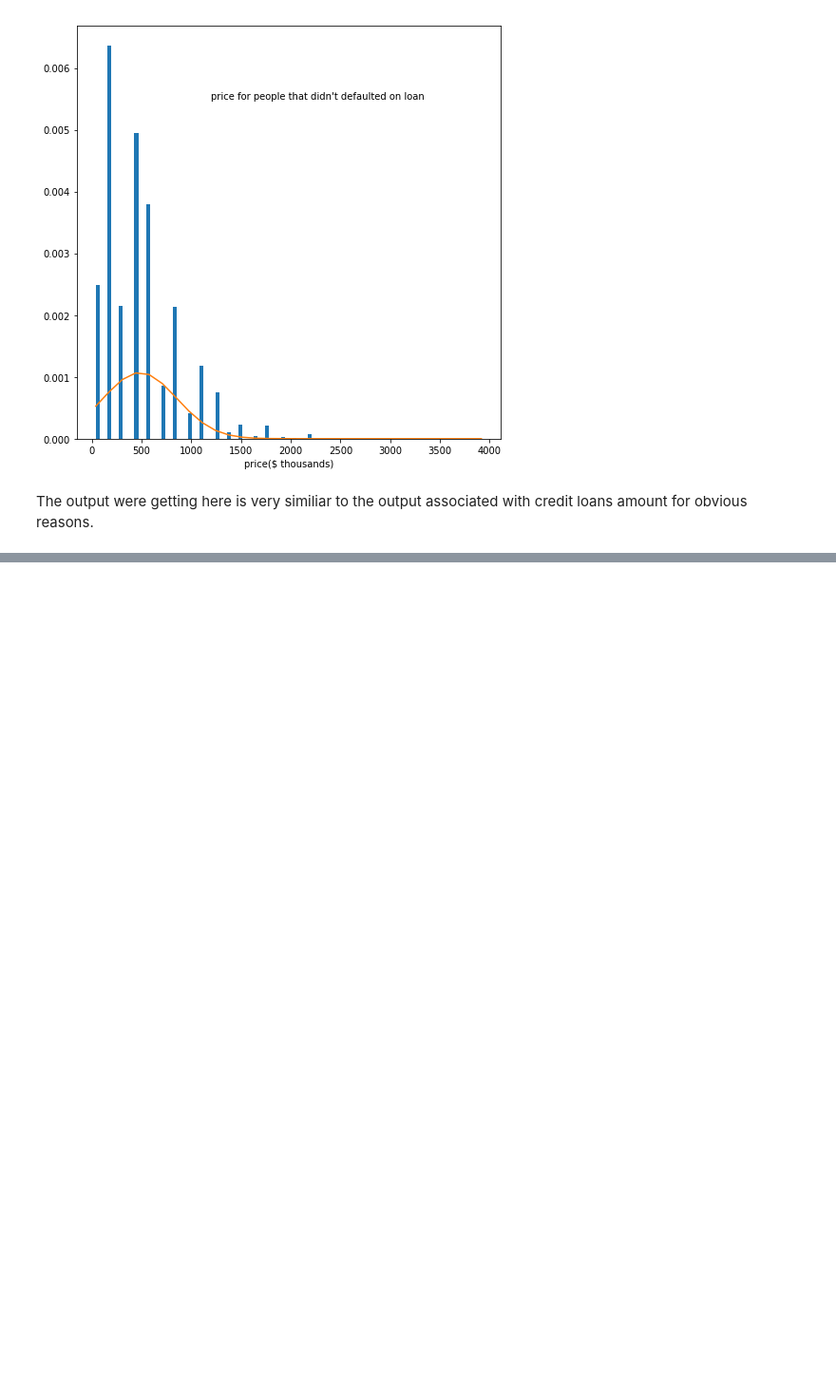
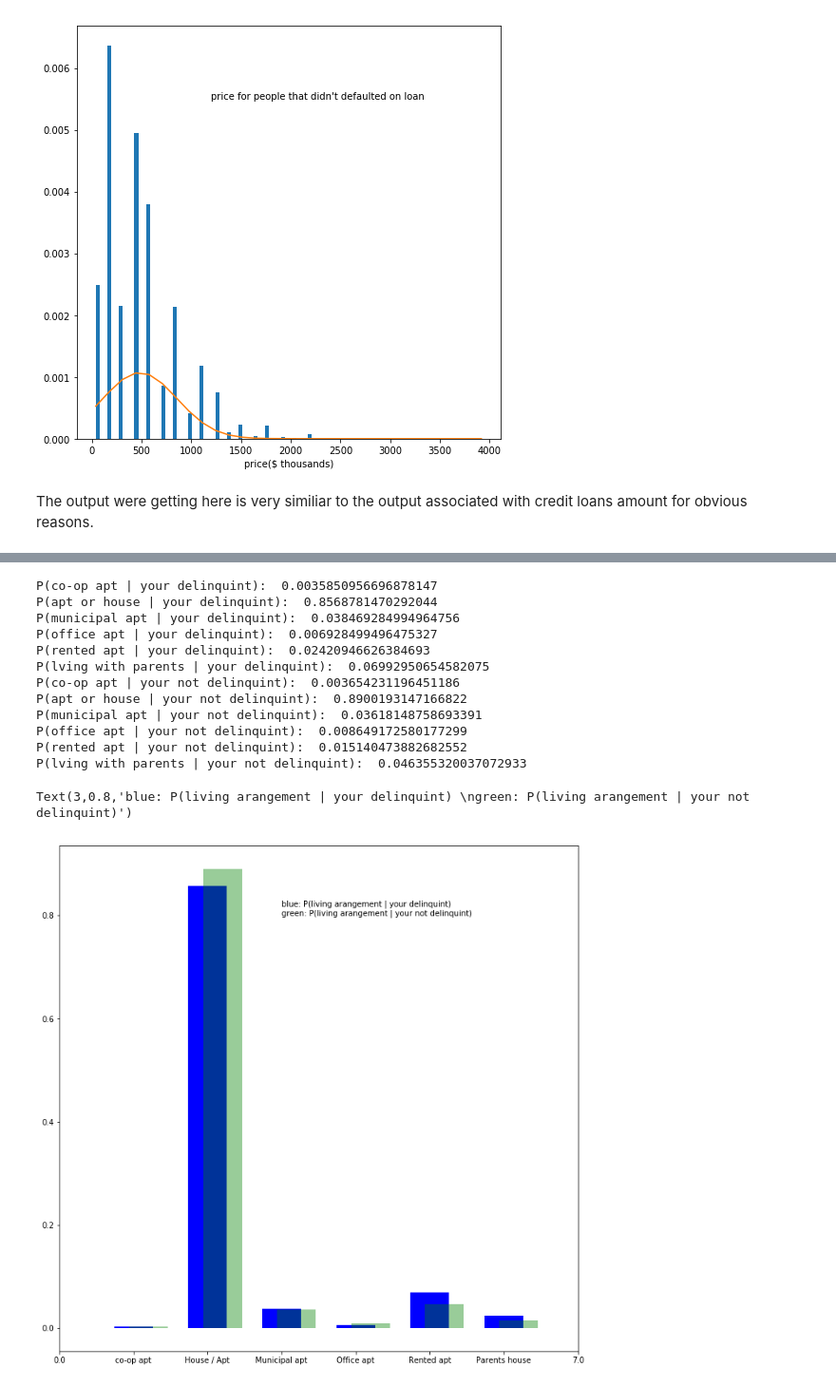
Before and after one commit to bnicholl/loan_risk, a Jupyter notebook: credit_risk.ipynb, the cells around one changed output, grey strips where cells are left out. Shown: that part at 95% size. Cells and saved outputs as stored; diff of their text form; code cells hidden in the pictures; blank space fills up the shorter version.

```diff
--- a/credit_risk.ipynb
+++ b/credit_risk.ipynb
@@ -570,0 +1203,80 @@ The output were getting here is very similiar to the output associated with cred
+# %%
+#P(living arangement | your delinquint)
+del_coop = len(target_is_one[target_is_one['NAME_HOUSING_TYPE'] =='Co-op apartment']) / len(target_is_one)
+del_house = len(target_is_one[target_is_one['NAME_HOUSING_TYPE'] =='House / apartment']) / len(target_is_one)
+del_munc_apt = len(target_is_one[target_is_one['NAME_HOUSING_TYPE'] =='Municipal apartment']) / len(target_is_one)
+del_office_apt = len(target_is_one[target_is_one['NAME_HOUSING_TYPE'] =='Office apartment']) / len(target_is_one)
+del_rented_apt = len(target_is_one[target_is_one['NAME_HOUSING_TYPE'] =='Rented apartment']) / len(target_is_one)
+del_parents = len(target_is_one[target_is_one['NAME_HOUSING_TYPE'] =='With parents']) / len(target_is_one)
+
+
+#P(living arangement | your not delinquint)
+not_del_coop = len(target_is_zero[target_is_zero['NAME_HOUSING_TYPE'] =='Co-op apartment']) / len(target_is_zero)
+not_del_house = len(target_is_zero[target_is_zero['NAME_HOUSING_TYPE'] =='House / apartment']) / len(target_is_zero)
+not_del_munc_apt = len(target_is_zero[target_is_zero['NAME_HOUSING_TYPE'] =='Municipal apartment']) / len(target_is_zero)
+not_del_office_apt = len(target_is_zero[target_is_zero['NAME_HOUSING_TYPE'] =='Office apartment']) / len(target_is_zero)
+not_del_rented_apt = len(target_is_zero[target_is_zero['NAME_HOUSING_TYPE'] =='Rented apartment']) / len(target_is_zero)
+not_del_parents = len(target_is_zero[target_is_zero['NAME_HOUSING_TYPE'] =='With parents']) / len(target_is_zero)
+
+
+
+print("P(co-op apt | your delinquint): ",  del_coop)
+print("P(apt or house | your delinquint): ",  del_house)
+print("P(municipal apt | your delinquint): ",  del_munc_apt)
+print("P(office apt | your delinquint): ",  del_office_apt)
+print("P(rented apt | your delinquint): ",  del_rented_apt)
+print("P(lving with parents | your delinquint): ",  del_parents)
+
+print("P(co-op apt | your not delinquint): ",  not_del_coop)
+print("P(apt or house | your not delinquint): ",  not_del_house)
+print("P(municipal apt | your not delinquint): ",  not_del_munc_apt)
+print("P(office apt | your not delinquint): ",  not_del_office_apt)
+print("P(rented apt | your not delinquint): ",  not_del_rented_apt)
+print("P(lving with parents | your not delinquint): ",  not_del_parents)
+
+
+
+fig = plt.figure(figsize=(12, 12))
+house_arangement = fig.add_subplot(111)
+
+house_arangement.set_xlim(0.0, 7.0)
+
+house_arangement.vlines(1.0, 0, del_coop, colors='b', lw=50, alpha=1)
+house_arangement.vlines(1.2, 0, not_del_coop, colors='g', lw=50, alpha=0.4)
+
+house_arangement.vlines(2.0, 0, del_house, colors='b', lw=50, alpha=1)
+house_arangement.vlines(2.2, 0, not_del_house, colors='g', lw=50, alpha=0.4)
+
+house_arangement.vlines(3.0, 0, del_munc_apt, colors='b', lw=50, alpha=1)
+house_arangement.vlines(3.2, 0, not_del_munc_apt, colors='g', lw=50, alpha=0.4)
+
+house_arangement.vlines(4.0, 0, del_office_apt, colors='b', lw=50, alpha=1)
+house_arangement.vlines(4.2, 0, not_del_office_apt, colors='g', lw=50, alpha=0.4)
+
+house_arangement.vlines(6.0, 0, del_rented_apt, colors='b', lw=50, alpha=1)
+house_arangement.vlines(6.2, 0, not_del_rented_apt, colors='g', lw=50, alpha=0.4)
+
+house_arangement.vlines(5.0, 0, del_parents, colors='b', lw=50, alpha=1)
+house_arangement.vlines(5.2, 0, not_del_parents, colors='g', lw=50, alpha=0.4)
+
+ticks=house_arangement.get_xticks().tolist()
+ticks[1],ticks[2],ticks[3],ticks[4],ticks[5],ticks[6] = ['co-op apt', 'House / Apt', 'Municipal apt', 'Office apt', 'Rented apt', 'Parents house']
+house_arangement.set_xticklabels(ticks)
+
+house_arangement.annotate("blue: P(living arangement | your delinquint) \ngreen: P(living arangement | your not delinquint)",
+                xy = [3,0.8])
+# %% [output]
+P(co-op apt | your delinquint):  0.0035850956696878147
+P(apt or house | your delinquint):  0.8568781470292044
+P(municipal apt | your delinquint):  0.038469284994964756
+P(office apt | your delinquint):  0.006928499496475327
+P(rented apt | your delinquint):  0.02420946626384693
+P(lving with parents | your delinquint):  0.06992950654582075
+P(co-op apt | your not delinquint):  0.003654231196451186
+P(apt or house | your not delinquint):  0.8900193147166822
+P(municipal apt | your not delinquint):  0.03618148758693391
+P(office apt | your not delinquint):  0.008649172580177299
+P(rented apt | your not delinquint):  0.015140473882682552
+P(lving with parents | your not delinquint):  0.046355320037072933
+Text(3,0.8,'blue: P(living arangement | your delinquint) \ngreen: P(living arangement | your not delinquint)')
+[figure, added]
```
Also changed, not shown: parts of 9 cells of this notebook.
